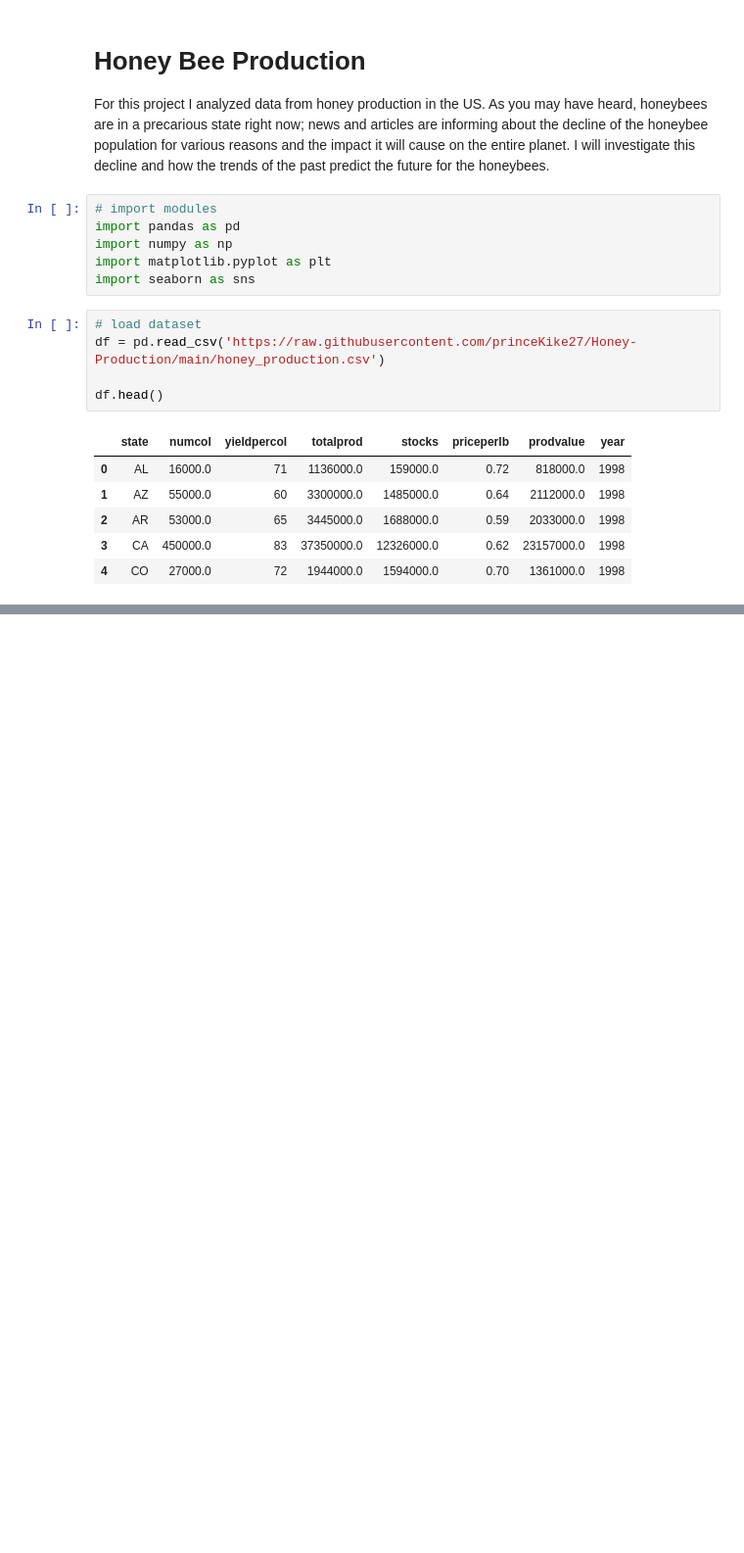
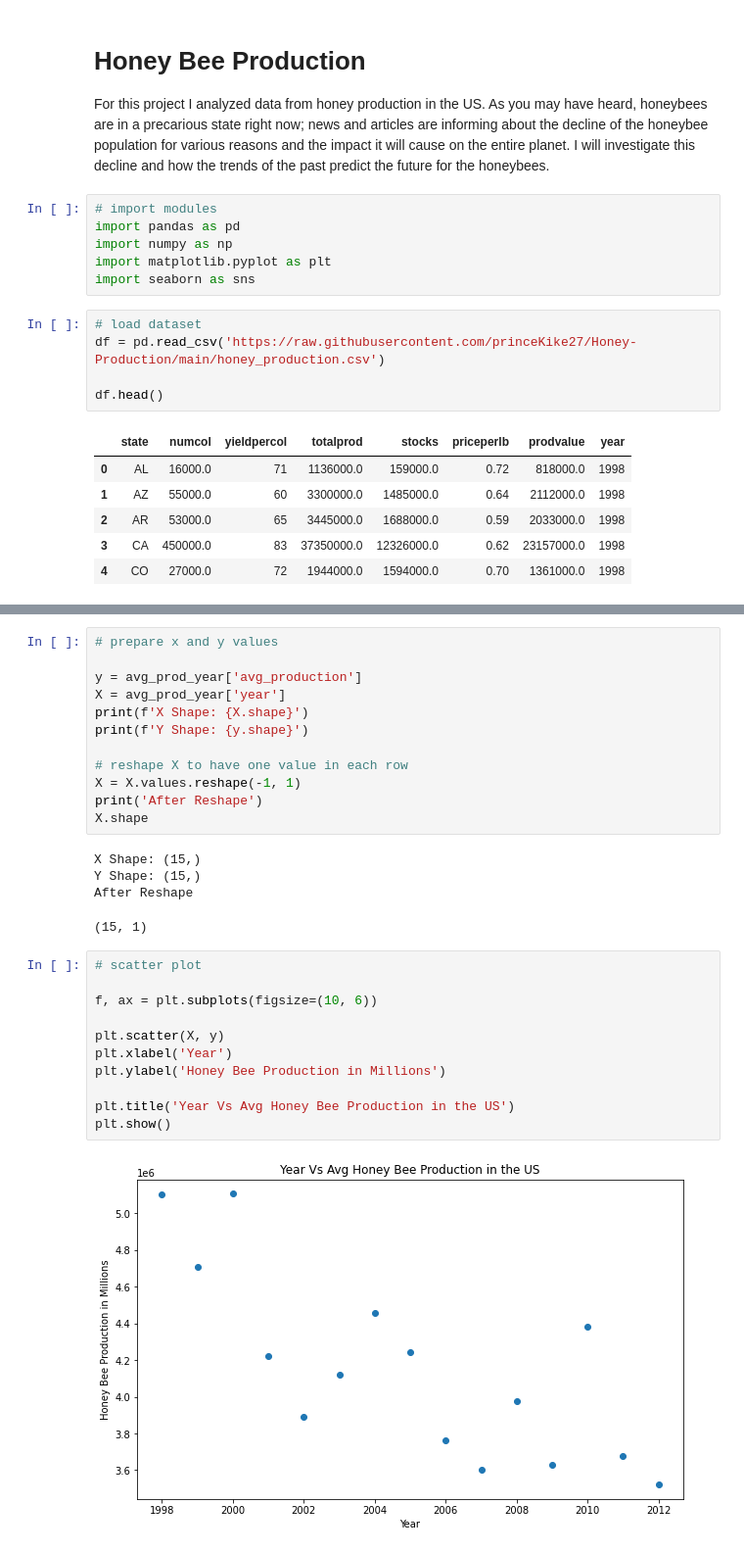
Before and after one commit to princeKike27/Honey-Production, a Jupyter notebook: Honey_Bee_Production.ipynb, the cells around one changed output, grey strips where cells are left out. Shown at 98% size. Drawn from its saved outputs; the diff is of its cells as text; blank space fills up the shorter version.

```diff
--- a/Honey_Bee_Production.ipynb
+++ b/Honey_Bee_Production.ipynb
@@ -24,0 +130,30 @@ df.head()
+# %%
+# prepare x and y values
+
+y = avg_prod_year['avg_production']
+X = avg_prod_year['year']
+print(f'X Shape: {X.shape}')
+print(f'Y Shape: {y.shape}')
+
+# reshape X to have one value in each row
+X = X.values.reshape(-1, 1)
+print('After Reshape')
+X.shape
+# %% [output]
+X Shape: (15,)
+Y Shape: (15,)
+After Reshape
+(15, 1)
+# %%
+# scatter plot
+
+f, ax = plt.subplots(figsize=(10, 6))
+
+plt.scatter(X, y)
+plt.xlabel('Year')
+plt.ylabel('Honey Bee Production in Millions')
+
+plt.title('Year Vs Avg Honey Bee Production in the US')
+plt.show()
+# %% [output]
+[figure, added]
```
Also changed, not shown: parts of 15 cells of this notebook.
